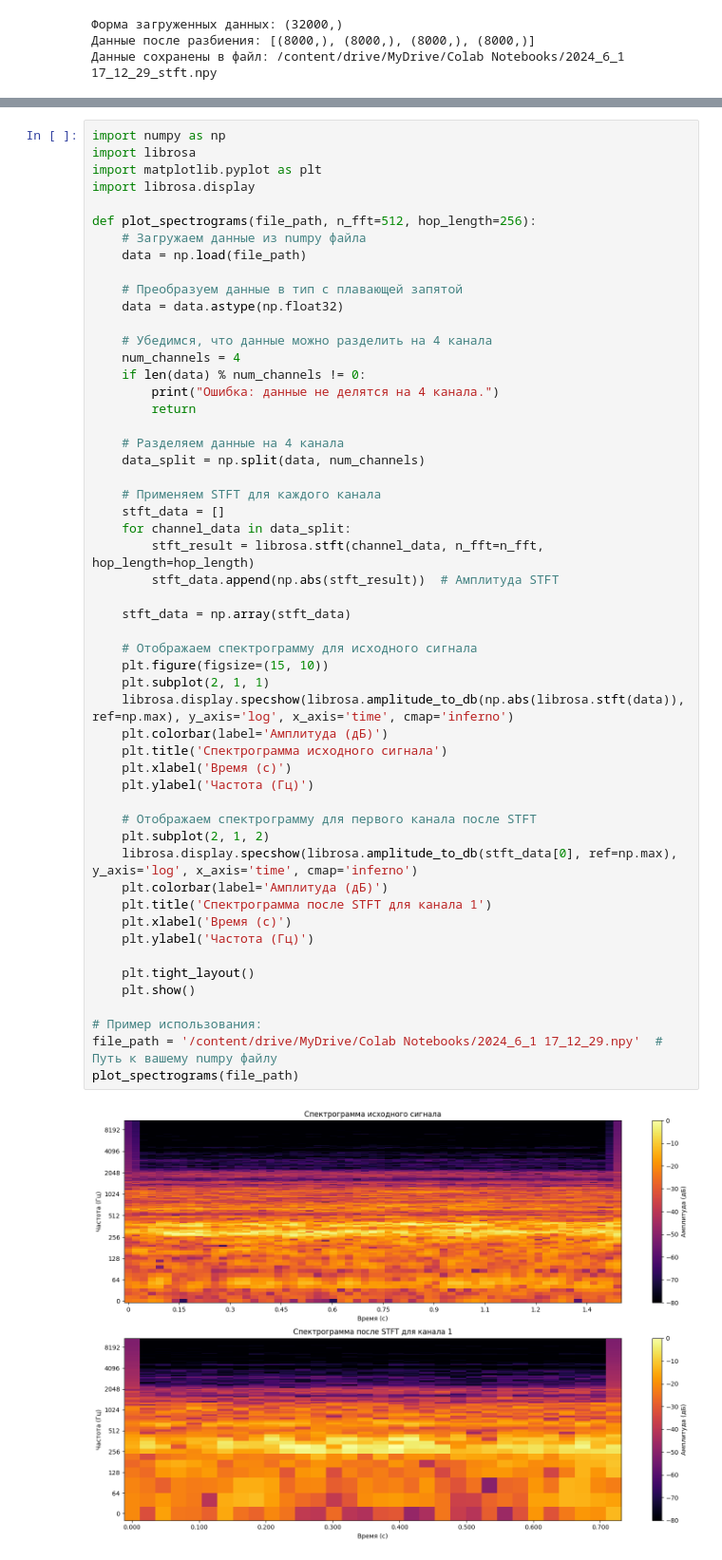
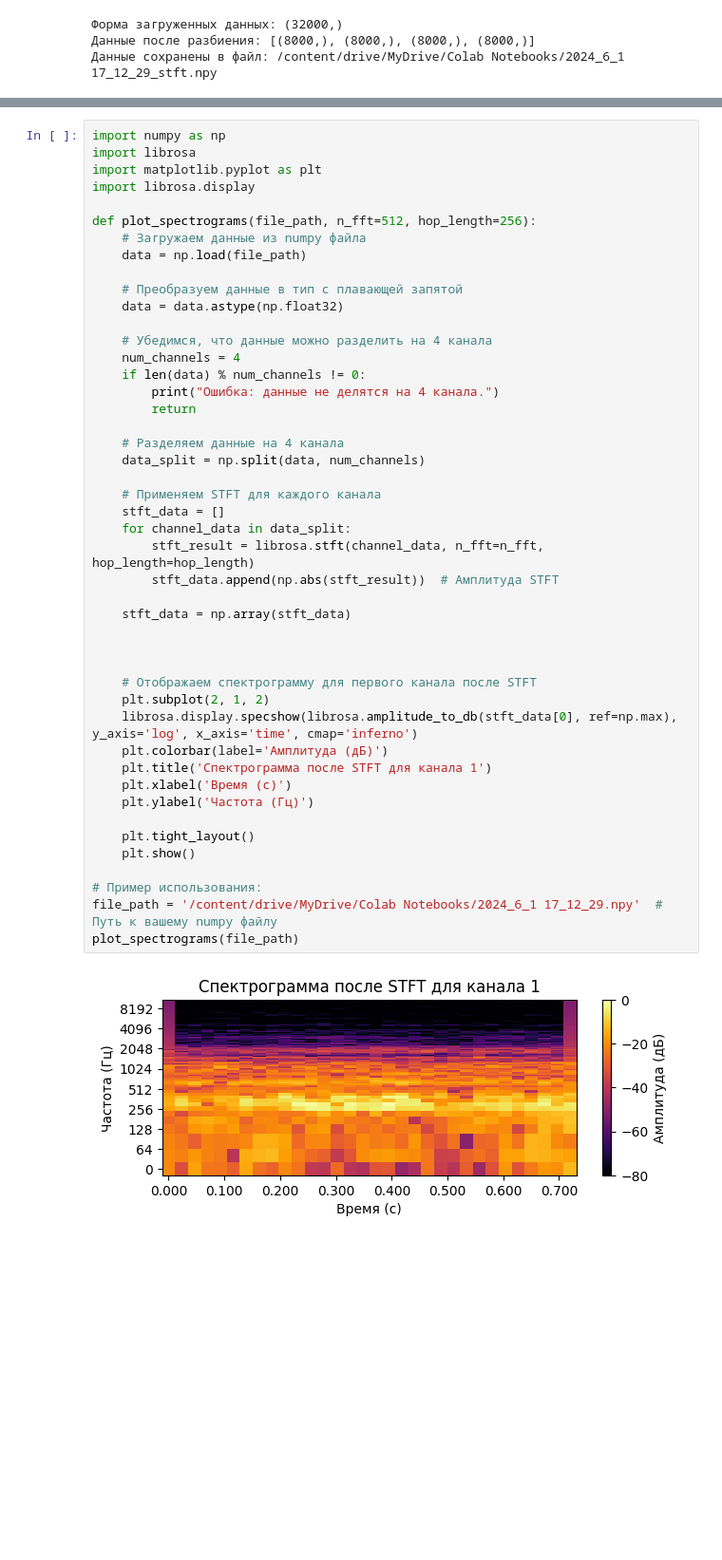
Before and after one commit to melnikovknst/COOKIE_2024, a Jupyter notebook: WindowFurie.ipynb, the cells around one changed output, grey strips where cells are left out. Shown: that part at 95% size. Saved outputs shown, nothing was run; the diff lists cells and outputs as text; blank space fills up the shorter version.

```diff
--- a/WindowFurie.ipynb
+++ b/WindowFurie.ipynb
@@ -97,39 +177,32 @@ def plot_spectrograms(file_path, n_fft=512, hop_length=256):
         print("Ошибка: данные не делятся на 4 канала.")
         return
 
     # Разделяем данные на 4 канала
     data_split = np.split(data, num_channels)
 
     # Применяем STFT для каждого канала
     stft_data = []
     for channel_data in data_split:
         stft_result = librosa.stft(channel_data, n_fft=n_fft, hop_length=hop_length)
         stft_data.append(np.abs(stft_result))  # Амплитуда STFT
 
     stft_data = np.array(stft_data)
 
-    # Отображаем спектрограмму для исходного сигнала
-    plt.figure(figsize=(15, 10))
-    plt.subplot(2, 1, 1)
-    librosa.display.specshow(librosa.amplitude_to_db(np.abs(librosa.stft(data)), ref=np.max), y_axis='log', x_axis='time', cmap='inferno')
-    plt.colorbar(label='Амплитуда (дБ)')
-    plt.title('Спектрограмма исходного сигнала')
-    plt.xlabel('Время (с)')
-    plt.ylabel('Частота (Гц)')
+
 
     # Отображаем спектрограмму для первого канала после STFT
     plt.subplot(2, 1, 2)
     librosa.display.specshow(librosa.amplitude_to_db(stft_data[0], ref=np.max), y_axis='log', x_axis='time', cmap='inferno')
     plt.colorbar(label='Амплитуда (дБ)')
     plt.title('Спектрограмма после STFT для канала 1')
     plt.xlabel('Время (с)')
     plt.ylabel('Частота (Гц)')
 
     plt.tight_layout()
     plt.show()
 
 # Пример использования:
 file_path = '/content/drive/MyDrive/Colab Notebooks/2024_6_1 17_12_29.npy'  # Путь к вашему numpy файлу
 plot_spectrograms(file_path)
 # %% [output]
-[figure, old version]
+[figure, new version]
```
Also changed, not shown: parts of 2 cells of this notebook.
